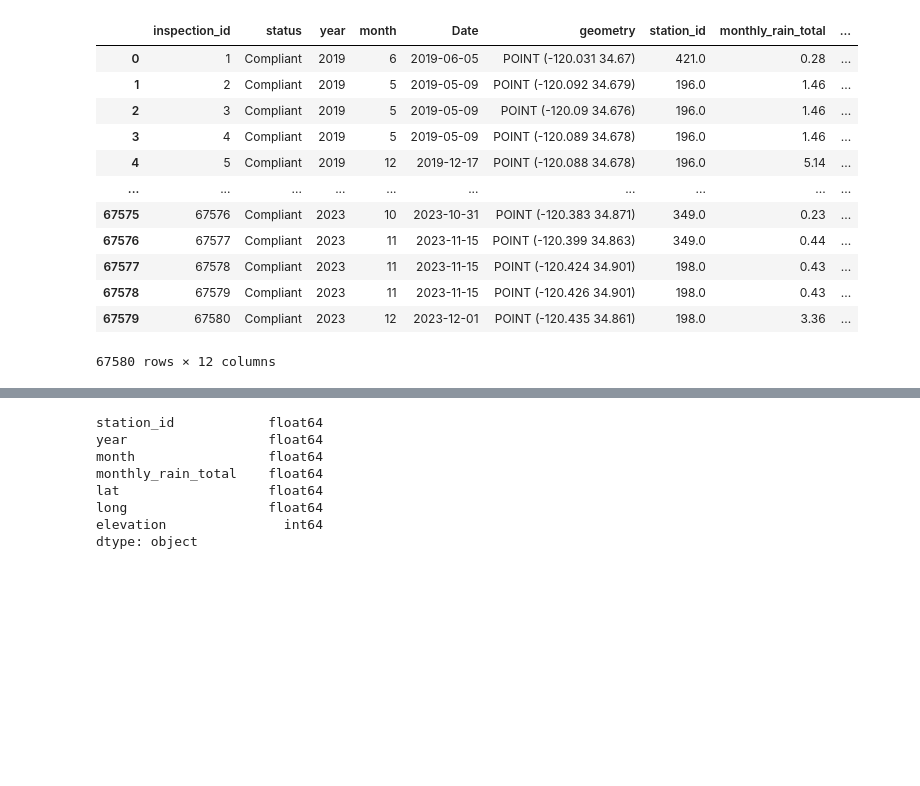
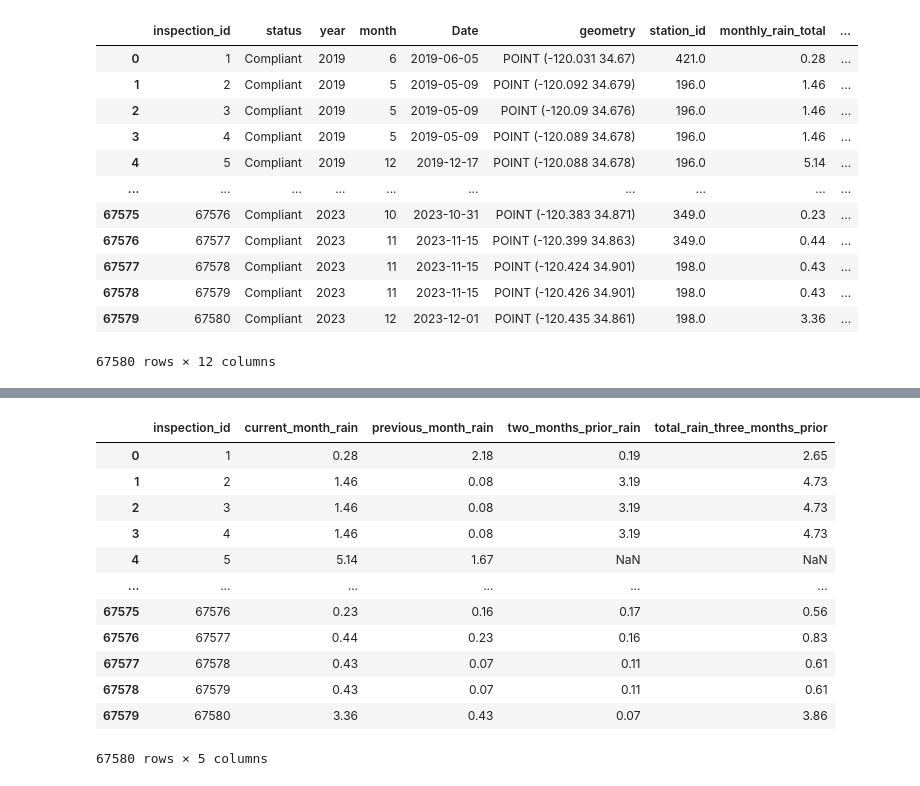
Before and after one commit to wildfire-prep/data-preparation, a Jupyter notebook: code/03_rainfall/join_rainfall.ipynb, the cells around one changed output, grey strips where cells are left out. Drawn from its saved outputs; the diff is of its cells as text; code cells hidden in the pictures; blank space fills up the shorter version.

```diff
--- a/code/03_rainfall/join_rainfall.ipynb
+++ b/code/03_rainfall/join_rainfall.ipynb
@@ -211,0 +252,3 @@ KeyError: "['current_month_rain', 'previous_month_rain'] not in index"
+# %%
+rain_final['total_rain_three_months_prior'] = rain_final['current_month_rain'] + rain_final['previous_month_rain'] + rain_final['two_months_prior_rain']
+rain_final['total_rain_three_months_prior']
@@ -212,13 +268,23 @@ KeyError: "['current_month_rain', 'previous_month_rain'] not in index"
 # %%
-print(rain_data.dtypes)
+rain_final = rain_final[['inspection_id',
+                         'current_month_rain',
+                         'previous_month_rain',
+                         'two_months_prior_rain',
+                         'total_rain_three_months_prior']]
+rain_final
 # %% [output]
+|  | inspection_id | current_month_rain | previous_month_rain | two_months_prior_rain | total_rain_three_months_prior |
+| 0 | 1 | 0.28 | 2.18 | 0.19 | 2.65 |
+| 1 | 2 | 1.46 | 0.08 | 3.19 | 4.73 |
+| 2 | 3 | 1.46 | 0.08 | 3.19 | 4.73 |
+| 3 | 4 | 1.46 | 0.08 | 3.19 | 4.73 |
+| 4 | 5 | 5.14 | 1.67 | NaN | NaN |
+| ... | ... | ... | ... | ... | ... |
+| 67575 | 67576 | 0.23 | 0.16 | 0.17 | 0.56 |
+| 67576 | 67577 | 0.44 | 0.23 | 0.16 | 0.83 |
+| 67577 | 67578 | 0.43 | 0.07 | 0.11 | 0.61 |
+| 67578 | 67579 | 0.43 | 0.07 | 0.11 | 0.61 |
+| 67579 | 67580 | 3.36 | 0.43 | 0.07 | 3.86 |
-station_id            float64
-year                  float64
-month                 float64
-monthly_rain_total    float64
-lat                   float64
-long                  float64
-elevation               int64
-dtype: object
+67580 rows × 5 columns
 # %%
 # Read to CSV
```
Also changed, not shown: parts of 6 cells of this notebook, 1 other file.
